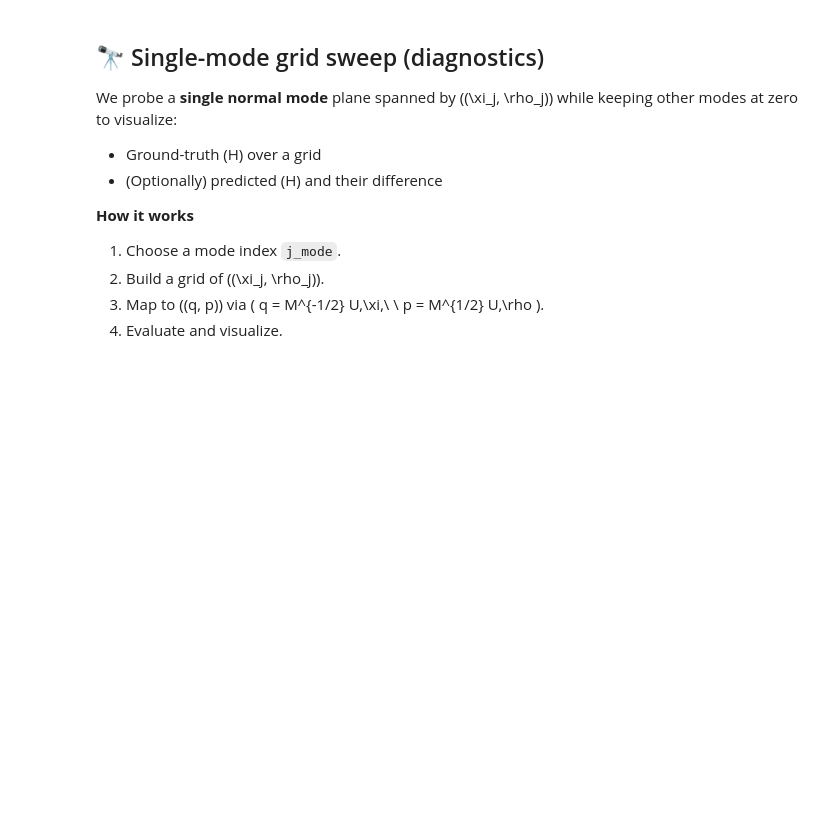
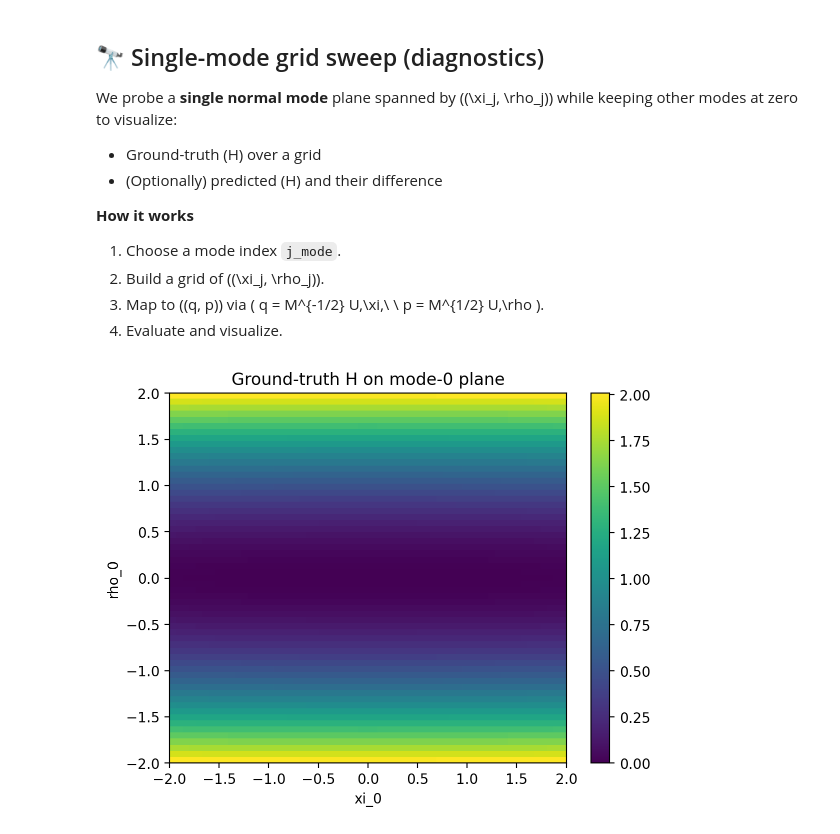
Before and after one commit to shkamiya/ActionAngleNetworks, a Jupyter notebook: notebooks/v2025_0919_harmonic_aan_learned_trajectory_with_eval.ipynb, the cells around one changed output. Drawn from its saved outputs; the diff is of its cells as text; code cells hidden in the pictures; blank space fills up the shorter version.

```diff
--- a/notebooks/v2025_0919_harmonic_aan_learned_trajectory_with_eval.ipynb
+++ b/notebooks/v2025_0919_harmonic_aan_learned_trajectory_with_eval.ipynb
@@ -594,38 +594,40 @@ try:
 except NameError:
     _, _, omega, U = action_angle_gt(np.zeros((1, params.n)), np.zeros((1, params.n)), params)
 
-n = int(params.n) if hasattr(params, "n") else int(params["n"])
-m = np.asarray(getattr(params, "m", params["m"]), dtype=float)
+n = int(sim_params.n)
+m = np.asarray(getattr(sim_params, "m"), dtype=float)
 Msqrt = np.diag(np.sqrt(m))
 
 xi_lin = np.linspace(-xi_max, xi_max, grid_pts)
 rho_lin = np.linspace(-rho_max, rho_max, grid_pts)
 
 H_map = np.zeros((grid_pts, grid_pts))
 
 for a, xi_j in enumerate(xi_lin):
     for b, rho_j in enumerate(rho_lin):
         xi = np.zeros((n,))
         rho = np.zeros((n,))
         xi[j_mode] = xi_j
         rho[j_mode] = rho_j
 
         y = U @ xi
         pi = U @ rho
         q_pt = np.linalg.inv(Msqrt) @ y
         p_pt = Msqrt @ pi
 
-        H_val = H_gt(q_pt[None, :], p_pt[None, :], params)[0]
+        H_val = H_gt(q_pt[None, :], p_pt[None, :], sim_params)[0]
         H_map[a, b] = H_val
 
 import matplotlib.pyplot as plt
 
 plt.figure()
 plt.imshow(H_map.T, origin="lower",
            extent=[xi_lin[0], xi_lin[-1], rho_lin[0], rho_lin[-1]],
            aspect="auto")
 plt.xlabel(f"xi_{j_mode}")
 plt.ylabel(f"rho_{j_mode}")
 plt.title(f"Ground-truth H on mode-{j_mode} plane")
 plt.colorbar()
 plt.show()
+# %% [output]
+[figure, added]
```
Also changed, not shown: parts of 5 cells of this notebook, 2 other files.
